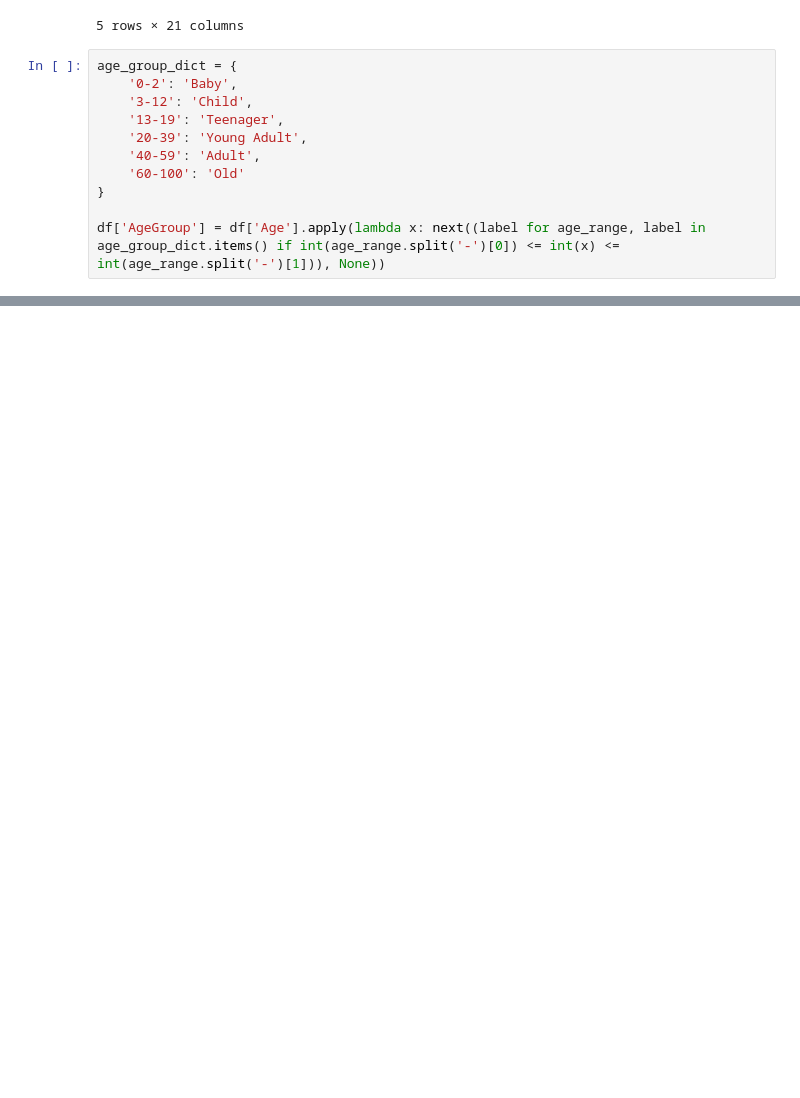
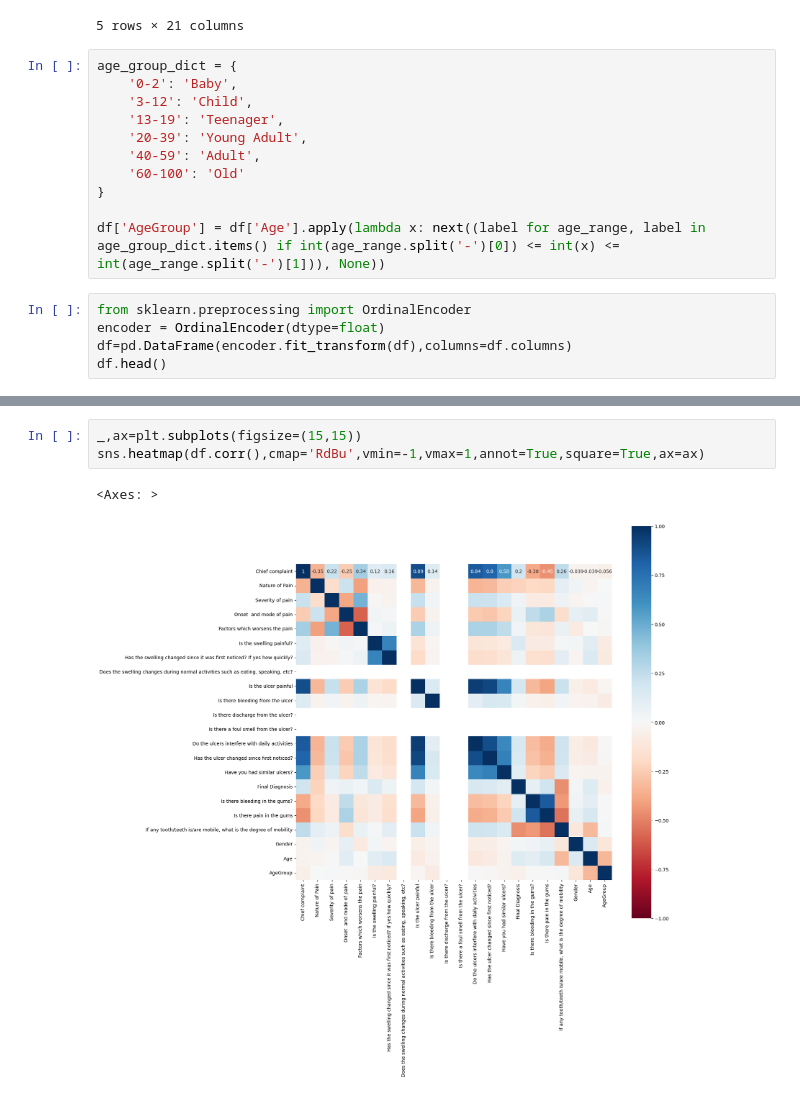
Before and after one commit to TheHuntsman4/EEML_Proposal, a Jupyter notebook: model.ipynb, the cells around one changed output, grey strips where cells are left out. Saved outputs shown, nothing was run; the diff lists cells and outputs as text; blank space fills up the shorter version.

```diff
--- a/model.ipynb
+++ b/model.ipynb
@@ -90,3 +91,8 @@ age_group_dict = {
 }
 
 df['AgeGroup'] = df['Age'].apply(lambda x: next((label for age_range, label in age_group_dict.items() if int(age_range.split('-')[0]) <= int(x) <= int(age_range.split('-')[1])), None))
+# %%
+from sklearn.preprocessing import OrdinalEncoder
+encoder = OrdinalEncoder(dtype=float)
+df=pd.DataFrame(encoder.fit_transform(df),columns=df.columns)
+df.head()
@@ -92,0 +107,6 @@ df['AgeGroup'] = df['Age'].apply(lambda x: next((label for age_range, label in a
+# %%
+_,ax=plt.subplots(figsize=(15,15))
+sns.heatmap(df.corr(),cmap='RdBu',vmin=-1,vmax=1,annot=True,square=True,ax=ax)
+# %% [output]
+<Axes: >
+[figure, added]
```
Also changed, not shown: parts of 2 cells of this notebook.
